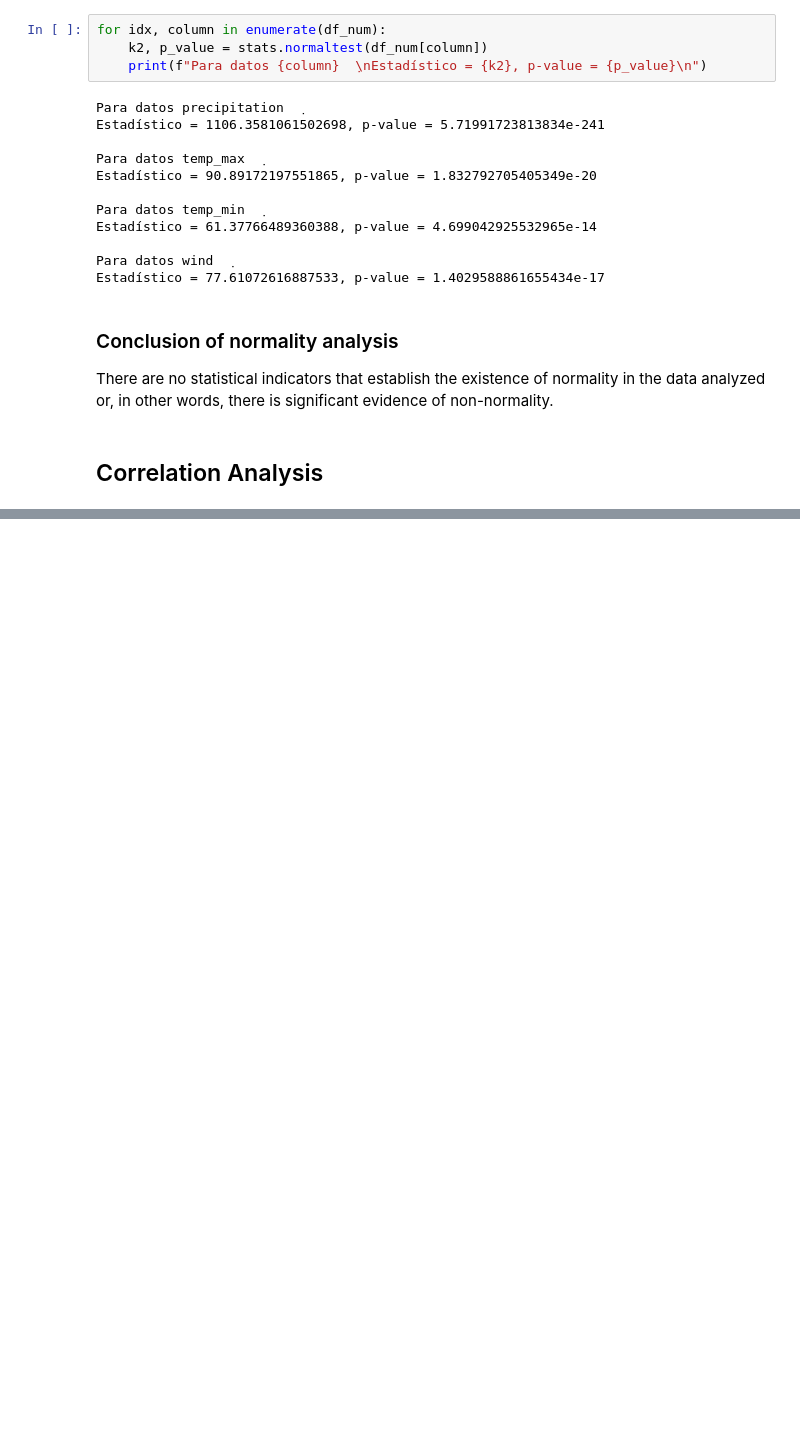
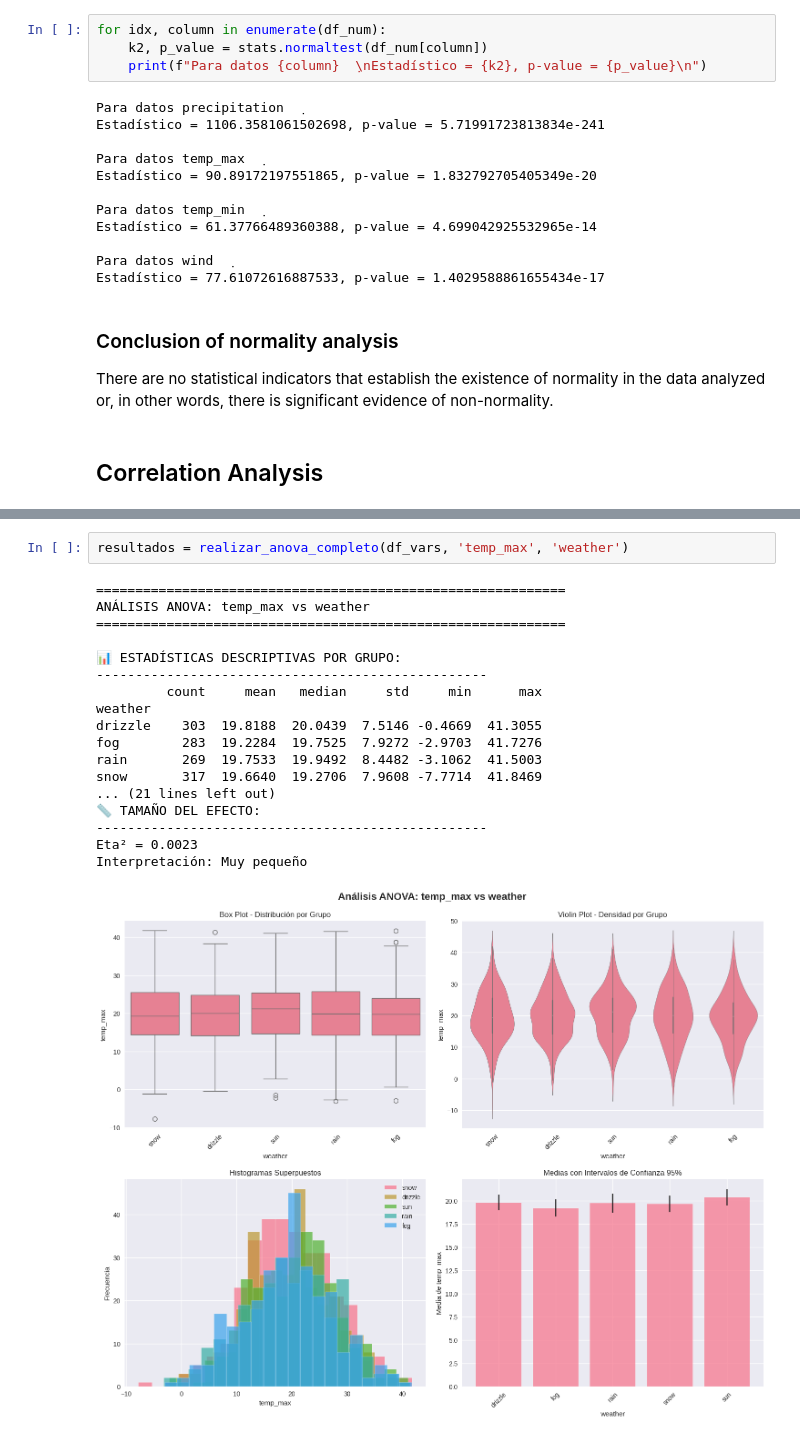
Before and after one commit to Luitz1/Projects, a Jupyter notebook: Data Analyst Projects/3_Climate_Analysis/climate_seattle/notebooks/03_statistical_analysis.ipynb, the cells around one changed output, grey strips where cells are left out. Cells and saved outputs as stored; diff of their text form; blank space fills up the shorter version.

```diff
--- a/Data Analyst Projects/3_Climate_Analysis/climate_seattle/notebooks/03_statistical_analysis.ipynb
+++ b/Data Analyst Projects/3_Climate_Analysis/climate_seattle/notebooks/03_statistical_analysis.ipynb
@@ -161,0 +409,21 @@ Prox
+# %%
+resultados = realizar_anova_completo(df_vars, 'temp_max', 'weather')
+# %% [output]
+============================================================
+ANÁLISIS ANOVA: temp_max vs weather
+============================================================
+
+📊 ESTADÍSTICAS DESCRIPTIVAS POR GRUPO:
+--------------------------------------------------
+         count     mean   median     std     min      max
+weather
+drizzle    303  19.8188  20.0439  7.5146 -0.4669  41.3055
+fog        283  19.2284  19.7525  7.9272 -2.9703  41.7276
+rain       269  19.7533  19.9492  8.4482 -3.1062  41.5003
+snow       317  19.6640  19.2706  7.9608 -7.7714  41.8469
+... (21 lines left out)
+📏 TAMAÑO DEL EFECTO:
+--------------------------------------------------
+Eta² = 0.0023
+Interpretación: Muy pequeño
+[figure, added]
```
Also changed, not shown: parts of 9 cells of this notebook, 2 other files.
